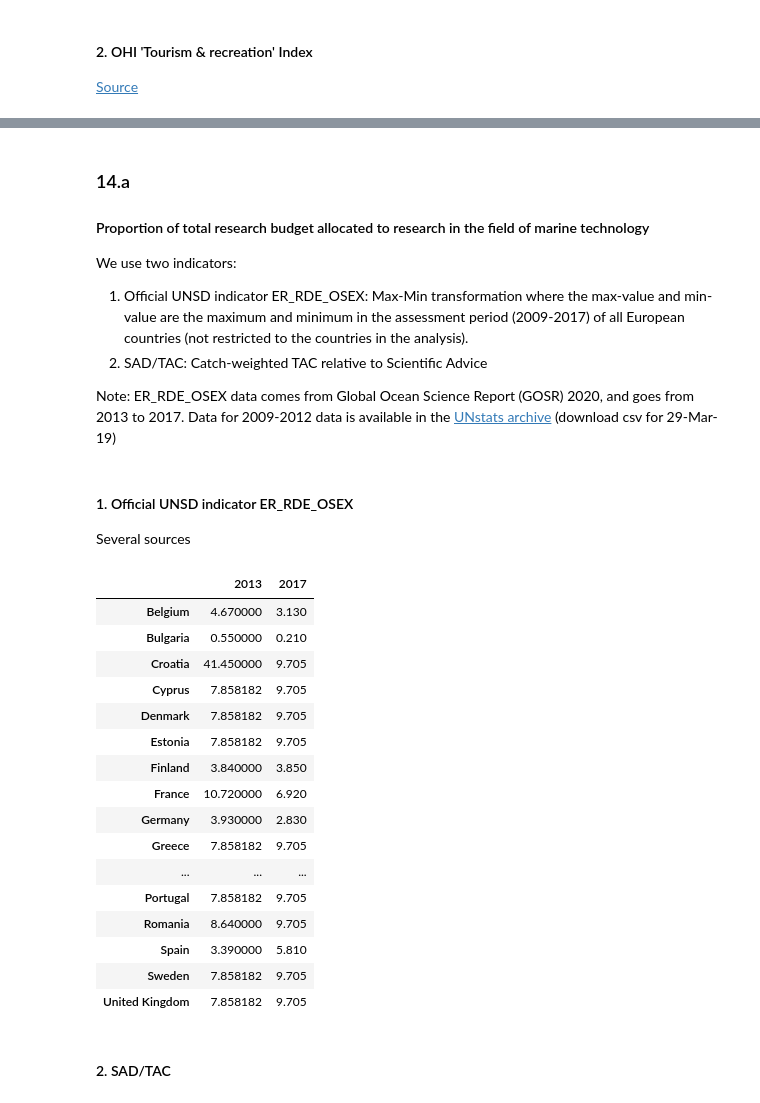
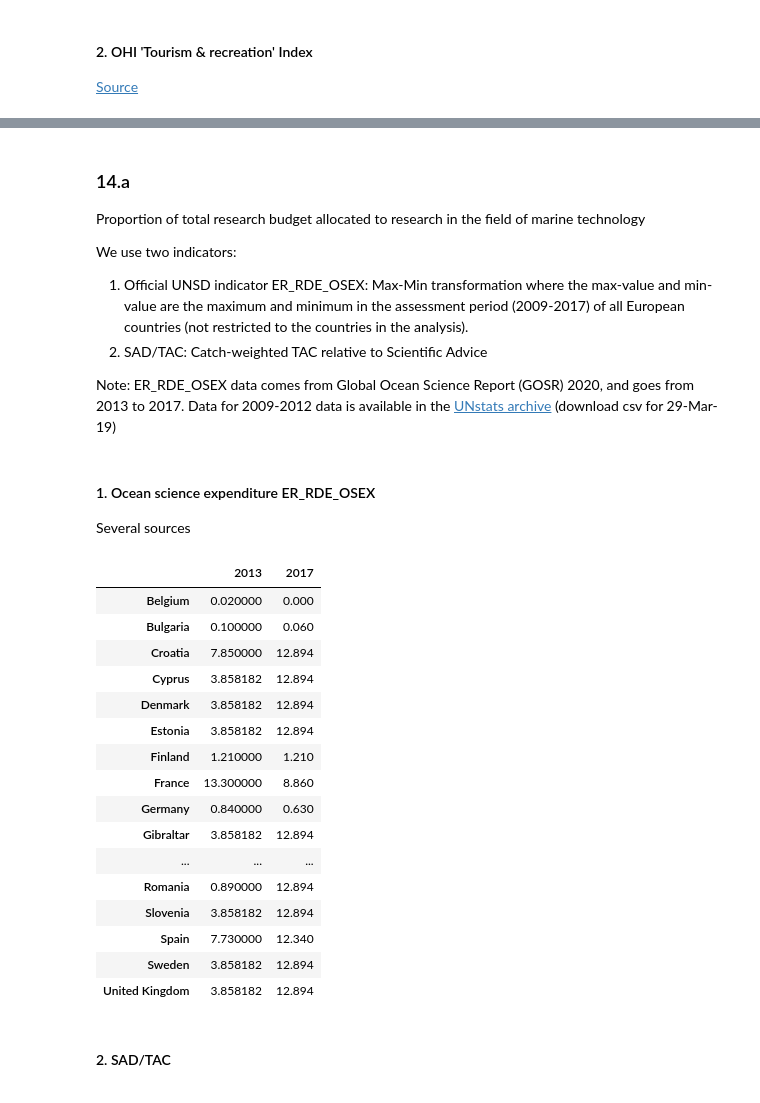
Before and after one commit to isaldiviagonzatti/sdg14, a Jupyter notebook: code/exploreSDG14.ipynb, the cells around one changed output, grey strips where cells are left out. Saved outputs shown, nothing was run; the diff lists cells and outputs as text; code cells hidden in the pictures.

```diff
--- a/code/exploreSDG14.ipynb
+++ b/code/exploreSDG14.ipynb
@@ -1051,7 +1118,7 @@ for i in countries:
 # %% [markdown]
 ### 14.a
 
-#### Proportion of total research budget allocated to research in the field of marine technology
+Proportion of total research budget allocated to research in the field of marine technology
 
 We use two indicators:
 
@@ -1060,8 +1127,14 @@ We use two indicators:
 
 Note: ER_RDE_OSEX data comes from Global Ocean Science Report (GOSR) 2020, and goes from 2013 to 2017. Data for 2009-2012 data is available in the [UNstats archive](https://unstats.un.org/sdgs/indicators/database/archive) (download csv for 29-Mar-19)
 # %% [markdown]
-#### 1. Official UNSD indicator ER_RDE_OSEX
+#### 1. Ocean science expenditure ER_RDE_OSEX
 Several sources
+# %%
+# EEZ area
+# https://emodnet.ec.europa.eu/geonetwork/srv/eng/catalog.search#/metadata/d4a3fede-b0aa-485e-b4b2-77e8e3801fd0
+eez = pd.read_csv('../data/EMODnet_EEZ_v11_20210506.csv',delimiter=';', encoding='latin-1')
+eez = eez[['Territory', 'Area_km2']].groupby(['Territory']).sum(numeric_only=True)
+eez = eez[eez.index.isin(allEurope)]
 # %%
 # %%time
 # National ocean science expenditure as a share of total research and development funding (%), UNstats archive (years 2009-2012)
@@ -1077,54 +1150,47 @@ oResearchOld = oResearchOld.pivot(index='GeoAreaName', columns='TimePeriod', val
 # %%
 # National ocean science expenditure as a share of total research and development funding (%), UNstats
 # https://unstats.un.org/sdgs/dataportal/database
 
 # read official data and merge with archive data
 oResearch = sdg14[sdg14['SeriesCode']=='ER_RDE_OSEX'].pivot_table(columns='TimePeriod', index='GeoAreaName', values='Value', aggfunc='mean')
 oResearch = oResearchOld.merge(oResearch, left_index=True, right_index=True, how='outer')
 # use all countries in Europe
 oResearch = oResearch[oResearch.index.isin(allEurope)].dropna(how = 'all', axis=1)
-
 # fill nan of year 2013 from new report with old report and 2016 with 2017
 oResearch[2013] = oResearch['2013_y'].fillna(oResearch['2013_x'])
 oResearch[2016] = oResearch[2016].fillna(oResearch[2017])
 oResearch = oResearch[list(range(2013, 2018))]
+# weighted by EEZ area
+oResearch = oResearch.merge(eez, left_index=True, right_index=True, how='outer')
+for col in oResearch.drop('Area_km2', axis=1).columns:
+    oResearch[col] = oResearch[col]*oResearch['Area_km2']/(oResearch['Area_km2'].sum())
 
 #maxMin transformation as (x - min)/(max-min) * 100 --> converts to 0-100 scale with 0=worst, 100=best
-oResearch = (( oResearch[[2013, 2017]] - oResearch.loc[:,2013:2017].min().min()) / (oResearch.loc[:,2013:2017].max().max()
+oResearch = (( oResearch.loc[:,2013:2017] - oResearch.loc[:,2013:2017].min().min()) / (oResearch.loc[:,2013:2017].max().max()
                                              - oResearch.loc[:,2013:2017].min().min())*100).round(2)
-# filter countries included in the analysis
-oResearch = oResearch[oResearch.index.isin(countries)]
-
-# add missing countries from the list
-missingCountries = []
-for i in countries:
-    if i not in oResearch.index:
-        missingCountries.append(i)
-missingCountries =pd.DataFrame(missingCountries).set_index(0)
-
-# use mean of each year scoe for  missing countries
-oResearch = pd.concat([oResearch, missingCountries]).sort_index()
+# fill nan with mean of column
 for col in oResearch.columns:
     oResearch[col] = oResearch[col].fillna(oResearch[col].mean())
-oResearch
+
+oResearch[[2013, 2017]]
 # %% [output]
 |  | 2013 | 2017 |
-| Belgium | 4.670000 | 3.130 |
-| Bulgaria | 0.550000 | 0.210 |
-| Croatia | 41.450000 | 9.705 |
-| Cyprus | 7.858182 | 9.705 |
-| Denmark | 7.858182 | 9.705 |
-| Estonia | 7.858182 | 9.705 |
-| Finland | 3.840000 | 3.850 |
-| France | 10.720000 | 6.920 |
-| Germany | 3.930000 | 2.830 |
-| Greece | 7.858182 | 9.705 |
+| Belgium | 0.020000 | 0.000 |
+| Bulgaria | 0.100000 | 0.060 |
+| Croatia | 7.850000 | 12.894 |
+| Cyprus | 3.858182 | 12.894 |
+| Denmark | 3.858182 | 12.894 |
+| Estonia | 3.858182 | 12.894 |
+| Finland | 1.210000 | 1.210 |
+| France | 13.300000 | 8.860 |
+| Germany | 0.840000 | 0.630 |
+| Gibraltar | 3.858182 | 12.894 |
 | ... | ... | ... |
-| Portugal | 7.858182 | 9.705 |
-| Romania | 8.640000 | 9.705 |
-| Spain | 3.390000 | 5.810 |
-| Sweden | 7.858182 | 9.705 |
-| United Kingdom | 7.858182 | 9.705 |
+| Romania | 0.890000 | 12.894 |
+| Slovenia | 3.858182 | 12.894 |
+| Spain | 7.730000 | 12.340 |
+| Sweden | 3.858182 | 12.894 |
+| United Kingdom | 3.858182 | 12.894 |
 # %% [markdown]
 #### 2. SAD/TAC
 # %%
```
Also changed, not shown: parts of 32 cells of this notebook, 2 other files.
